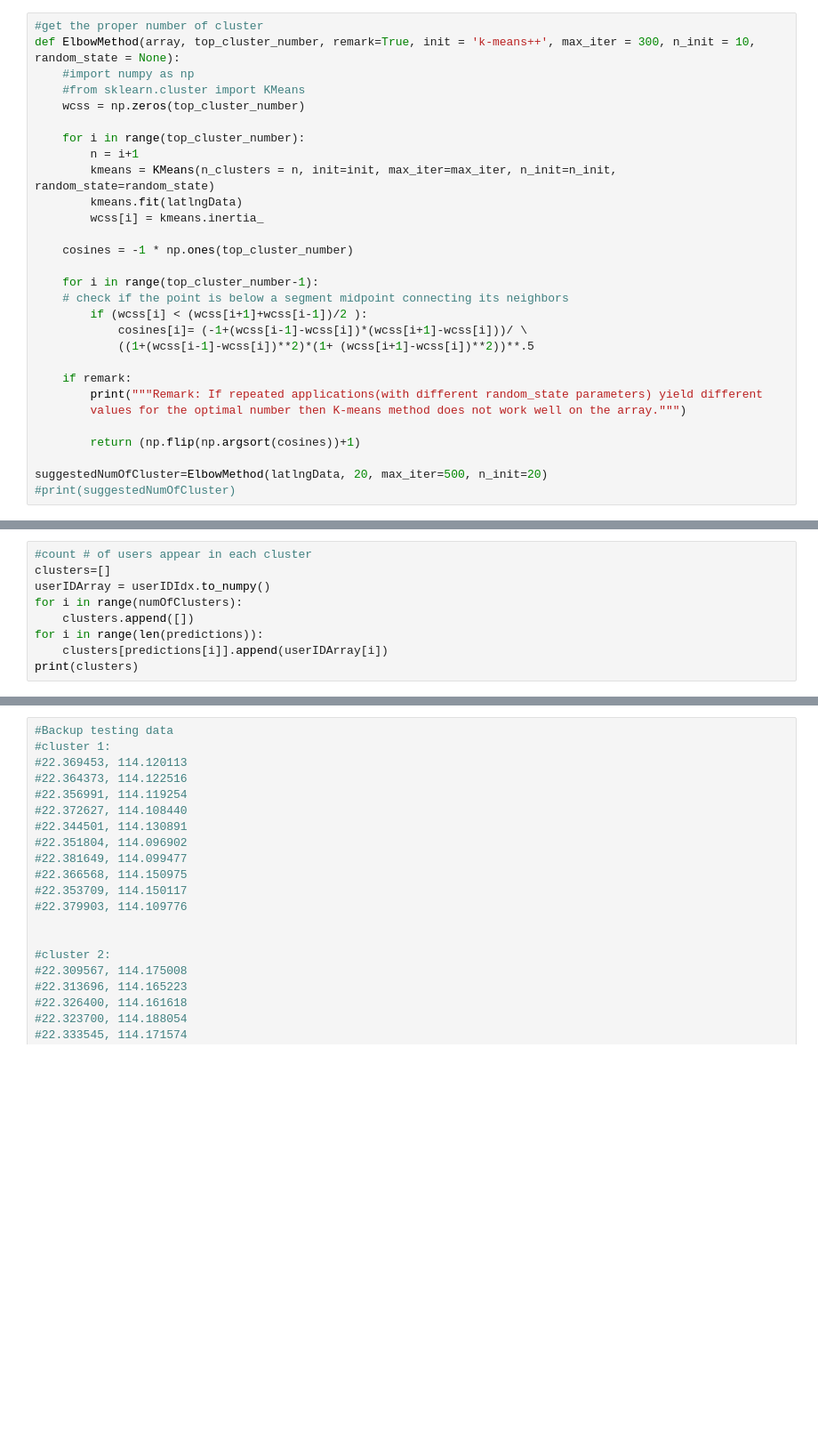
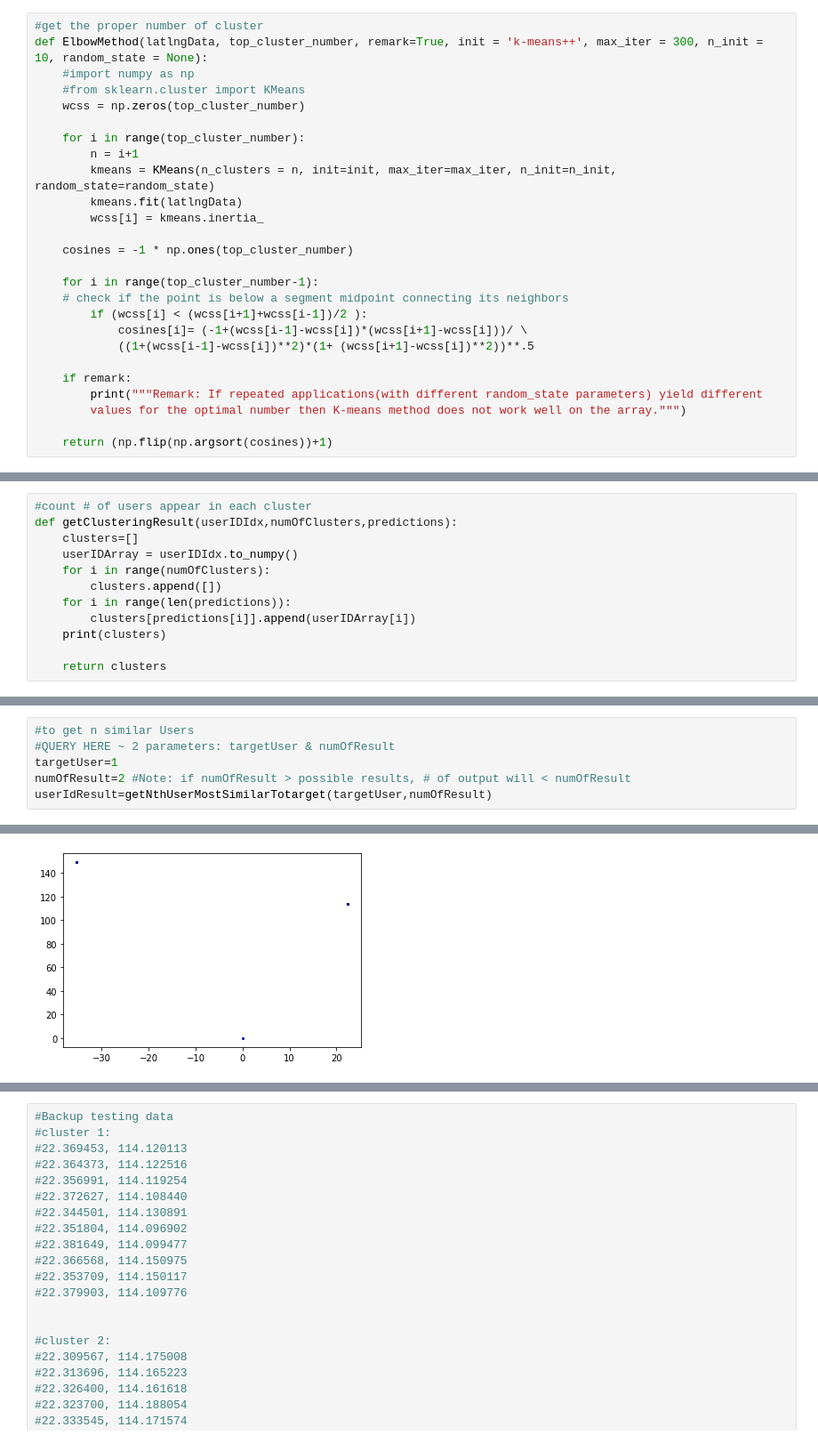
Before and after one commit to ycfelix/smart-scheduler, a Jupyter notebook: server_script/Clustering/Clustering.ipynb, the cells around one changed output, grey strips where cells are left out. Shown at 89% size. Cells and saved outputs as stored; diff of their text form; blank space fills up the shorter version.

```diff
--- a/server_script/Clustering/Clustering.ipynb
+++ b/server_script/Clustering/Clustering.ipynb
@@ -55,6 +81,6 @@ ax.set(xticks=xticks, xticklabels=xticklabels, title='The Elbow Method',
 # %%
 #get the proper number of cluster
-def ElbowMethod(array, top_cluster_number, remark=True, init = 'k-means++', max_iter = 300, n_init = 10, random_state = None):
+def ElbowMethod(latlngData, top_cluster_number, remark=True, init = 'k-means++', max_iter = 300, n_init = 10, random_state = None):
     #import numpy as np
     #from sklearn.cluster import KMeans
     wcss = np.zeros(top_cluster_number)
@@ -77,7 +103,4 @@ def ElbowMethod(array, top_cluster_number, remark=True, init = 'k-means++', max_
         print("""Remark: If repeated applications(with different random_state parameters) yield different
         values for the optimal number then K-means method does not work well on the array.""")
 
-        return (np.flip(np.argsort(cosines))+1)
-
-suggestedNumOfCluster=ElbowMethod(latlngData, 20, max_iter=500, n_init=20)
-#print(suggestedNumOfCluster)
+    return (np.flip(np.argsort(cosines))+1)
@@ -170,9 +180,12 @@ helper.draw_clusters(dataset, predictions, 'Lat', 'Lng', lowerLat, upperLat, low
 # %%
 #count # of users appear in each cluster
-clusters=[]
-userIDArray = userIDIdx.to_numpy()
-for i in range(numOfClusters):
-    clusters.append([])
-for i in range(len(predictions)):
-    clusters[predictions[i]].append(userIDArray[i])
-print(clusters)
+def getClusteringResult(userIDIdx,numOfClusters,predictions):
+    clusters=[]
+    userIDArray = userIDIdx.to_numpy()
+    for i in range(numOfClusters):
+        clusters.append([])
+    for i in range(len(predictions)):
+        clusters[predictions[i]].append(userIDArray[i])
+    print(clusters)
+
+    return clusters
@@ -300,0 +307,7 @@ result(in user ID):
+# %%
+#to get n similar Users
+#QUERY HERE ~ 2 parameters: targetUser & numOfResult
+targetUser=1
+numOfResult=2 #Note: if numOfResult > possible results, # of output will < numOfResult
+userIdResult=getNthUserMostSimilarTotarget(targetUser,numOfResult)
+# %% [output]
@@ -300,0 +331 @@ result(in user ID):
+[figure, added]
```
Also changed, not shown: parts of 18 cells of this notebook, 11 other files.
